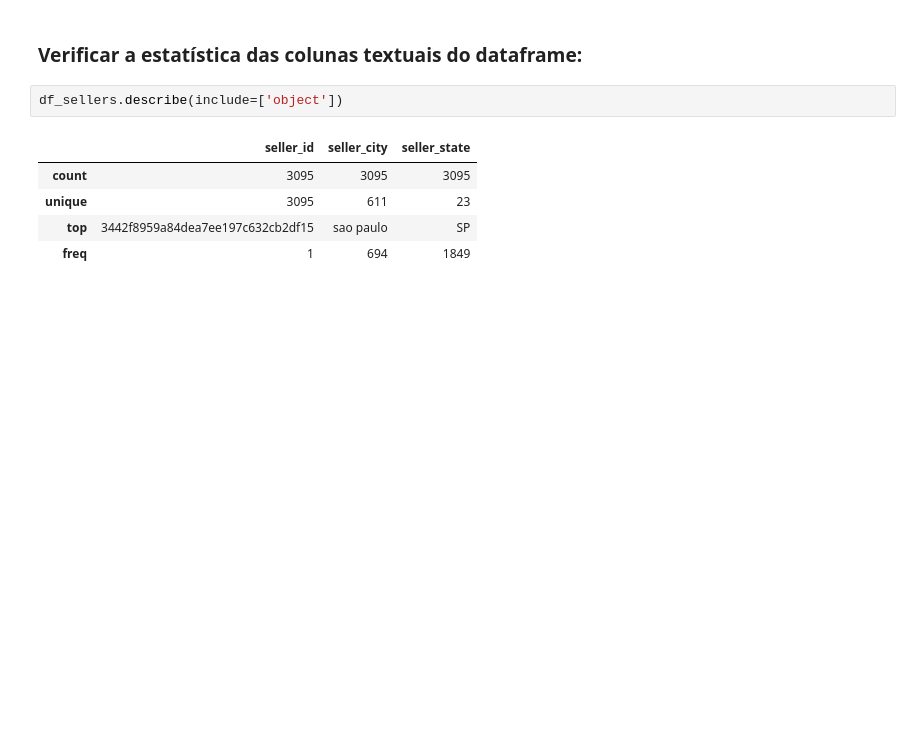
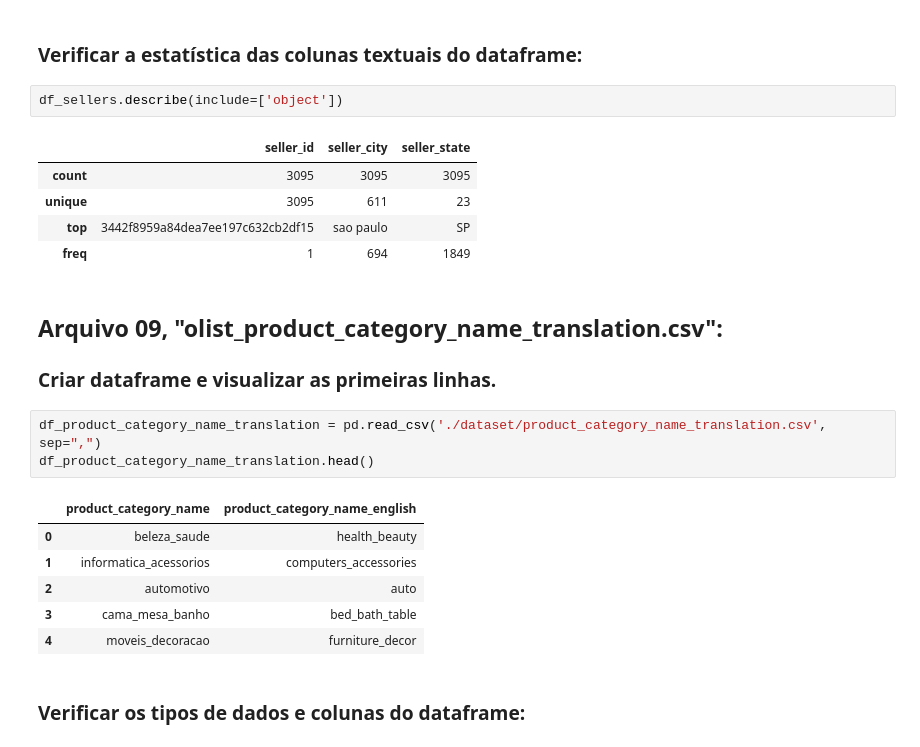
Before and after one commit to renato-albuquerque/triggo_ai_challenge, a Jupyter notebook: main.ipynb, the cells around one changed output. Saved outputs shown, nothing was run; the diff lists cells and outputs as text; blank space fills up the shorter version.

Commit message:
concluida analise exploratoria dataset product_category_name_translation

```diff
--- a/main.ipynb
+++ b/main.ipynb
@@ -574,3 +574,20 @@ df_sellers.describe(include=['object'])
 | unique | 3095 | 611 | 23 |
 | top | 3442f8959a84dea7ee197c632cb2df15 | sao paulo | SP |
 | freq | 1 | 694 | 1849 |
+# %% [markdown]
+
+## Arquivo 09, "olist_product_category_name_translation.csv":
+
+### Criar dataframe e visualizar as primeiras linhas.
+# %%
+df_product_category_name_translation = pd.read_csv('./dataset/product_category_name_translation.csv', sep=",")
+df_product_category_name_translation.head()
+# %% [output]
+|  | product_category_name | product_category_name_english |
+| 0 | beleza_saude | health_beauty |
+| 1 | informatica_acessorios | computers_accessories |
+| 2 | automotivo | auto |
+| 3 | cama_mesa_banho | bed_bath_table |
+| 4 | moveis_decoracao | furniture_decor |
+# %% [markdown]
+### Verificar os tipos de dados e colunas do dataframe:
```
Also changed, not shown: parts of 7 cells of this notebook.
